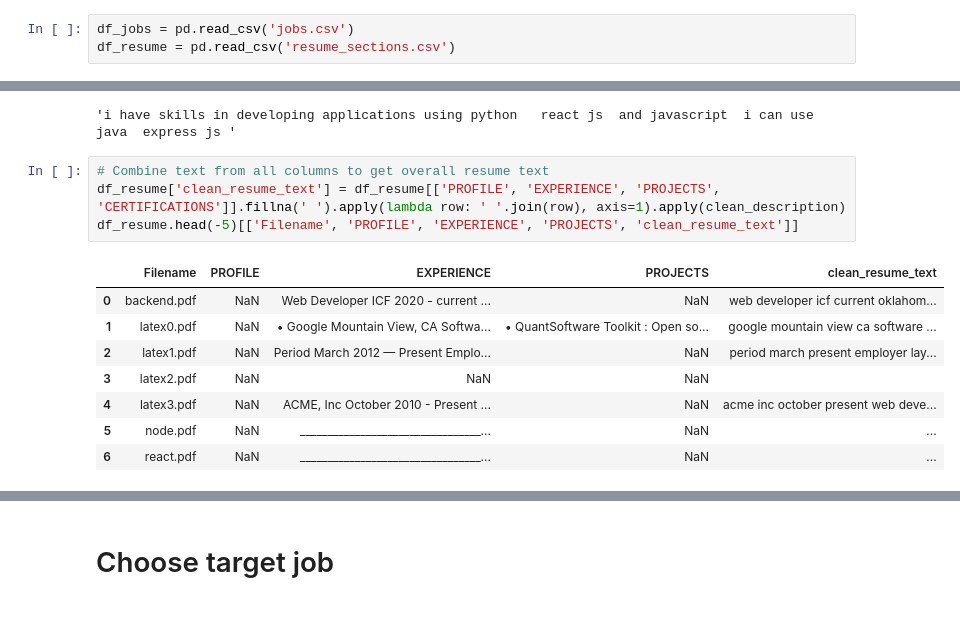
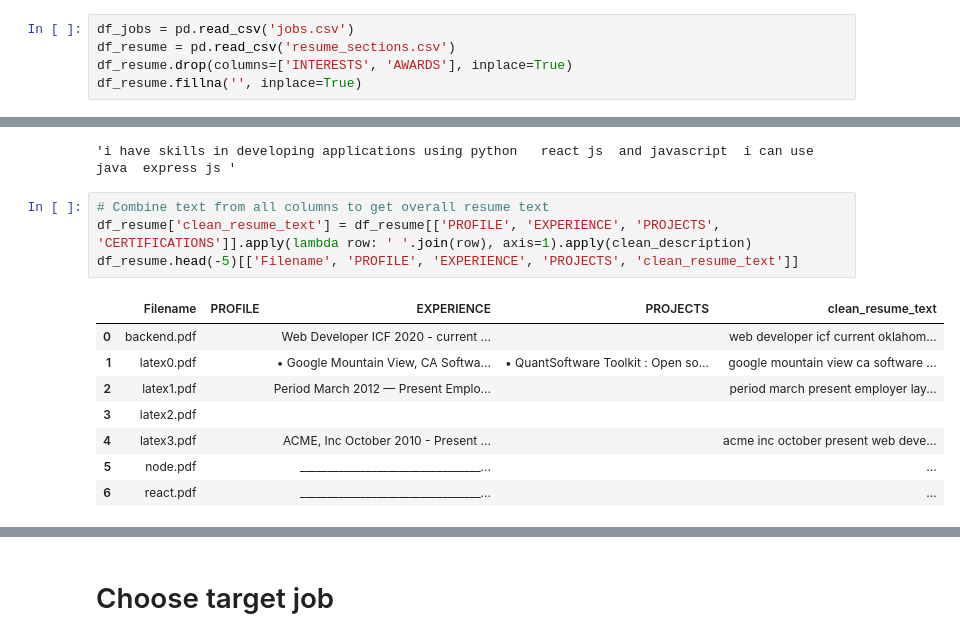
Before and after one commit to The-SP/Applicant-Ranking-System, a Jupyter notebook: Resume Parser/resume_score.ipynb, the cells around one changed output, grey strips where cells are left out. Drawn from its saved outputs; the diff is of its cells as text.

```diff
--- a/Resume Parser/resume_score.ipynb
+++ b/Resume Parser/resume_score.ipynb
@@ -6,6 +6,8 @@ import numpy as np
 # %%
 df_jobs = pd.read_csv('jobs.csv')
 df_resume = pd.read_csv('resume_sections.csv')
+df_resume.drop(columns=['INTERESTS', 'AWARDS'], inplace=True)
+df_resume.fillna('', inplace=True)
 # %%
 df_jobs
 # %% [output]
@@ -41,14 +43,14 @@ clean_description("I have skills in developing applications using Python3, React
 'i have skills in developing applications using python   react js  and javascript  i can use java  express js '
 # %%
 # Combine text from all columns to get overall resume text
-df_resume['clean_resume_text'] = df_resume[['PROFILE', 'EXPERIENCE', 'PROJECTS', 'CERTIFICATIONS']].fillna(' ').apply(lambda row: ' '.join(row), axis=1).apply(clean_description)
+df_resume['clean_resume_text'] = df_resume[['PROFILE', 'EXPERIENCE', 'PROJECTS', 'CERTIFICATIONS']].apply(lambda row: ' '.join(row), axis=1).apply(clean_description)
 df_resume.head(-5)[['Filename', 'PROFILE', 'EXPERIENCE', 'PROJECTS', 'clean_resume_text']]
 # %% [output]
 |  | Filename | PROFILE | EXPERIENCE | PROJECTS | clean_resume_text |
-| 0 | backend.pdf | NaN | Web Developer ICF 2020 - current ... | NaN | web developer icf current oklahom... |
-| 1 | latex0.pdf | NaN | • Google Mountain View, CA Softwa... | • QuantSoftware Toolkit : Open so... | google mountain view ca software ... |
-| 2 | latex1.pdf | NaN | Period March 2012 — Present Emplo... | NaN | period march present employer lay... |
-| 3 | latex2.pdf | NaN | NaN | NaN |  |
-| 4 | latex3.pdf | NaN | ACME, Inc October 2010 - Present ... | NaN | acme inc october present web deve... |
-| 5 | node.pdf | NaN | _________________________________... | NaN | ... |
-| 6 | react.pdf | NaN | _________________________________... | NaN | ... |
+| 0 | backend.pdf |  | Web Developer ICF 2020 - current ... |  | web developer icf current oklahom... |
+| 1 | latex0.pdf |  | • Google Mountain View, CA Softwa... | • QuantSoftware Toolkit : Open so... | google mountain view ca software ... |
+| 2 | latex1.pdf |  | Period March 2012 — Present Emplo... |  | period march present employer lay... |
+| 3 | latex2.pdf |  |  |  |  |
+| 4 | latex3.pdf |  | ACME, Inc October 2010 - Present ... |  | acme inc october present web deve... |
+| 5 | node.pdf |  | _________________________________... |  | ... |
+| 6 | react.pdf |  | _________________________________... |  | ... |
```
Also changed, not shown: parts of 23 cells of this notebook, 2 other files.
